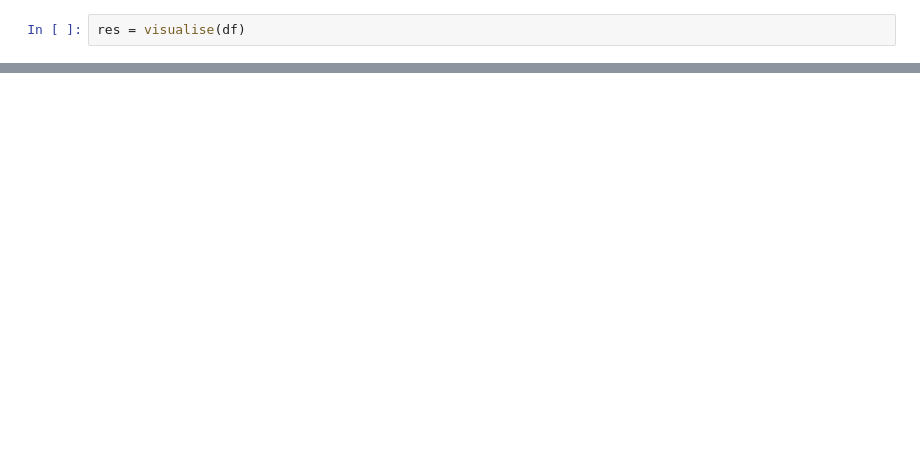
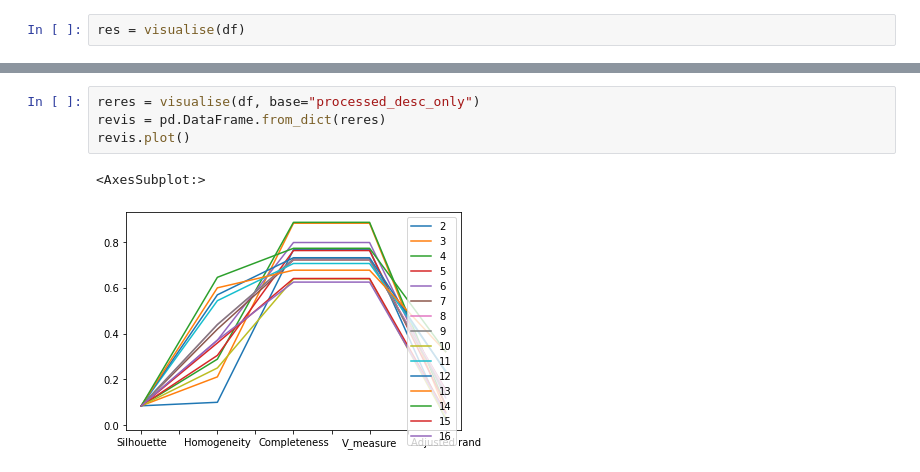
Before and after one commit to pa1007/DataScienceProject1TAL, a Jupyter notebook: clustering.ipynb, the cells around one changed output, grey strips where cells are left out. Cells and saved outputs as stored; diff of their text form; blank space fills up the shorter version.

```diff
--- a/clustering.ipynb
+++ b/clustering.ipynb
@@ -55,0 +56,7 @@ vis.plot()
+# %%
+reres = visualise(df, base="processed_desc_only")
+revis = pd.DataFrame.from_dict(reres)
+revis.plot()
+# %% [output]
+<AxesSubplot:>
+[figure, added]
```
Also changed, not shown: parts of 8 cells of this notebook.
